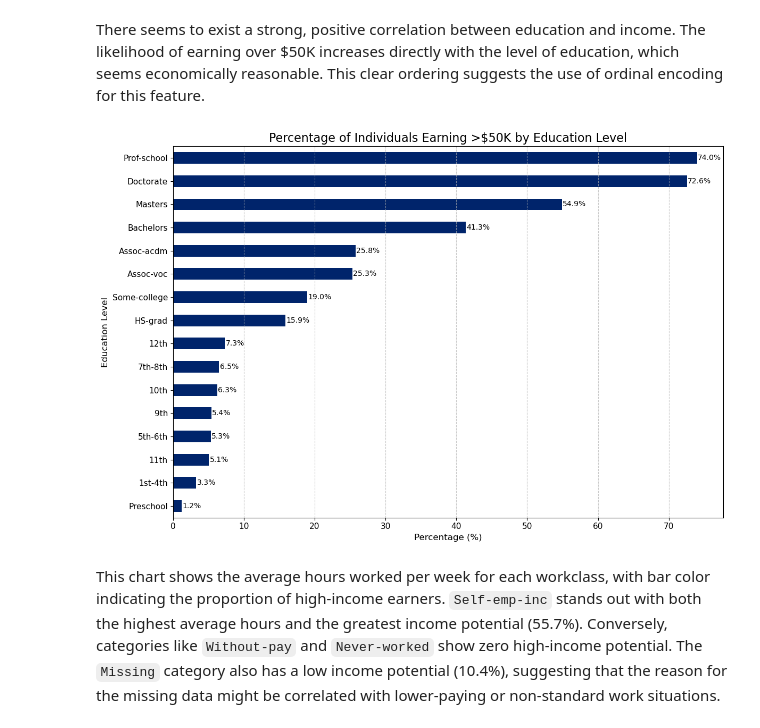
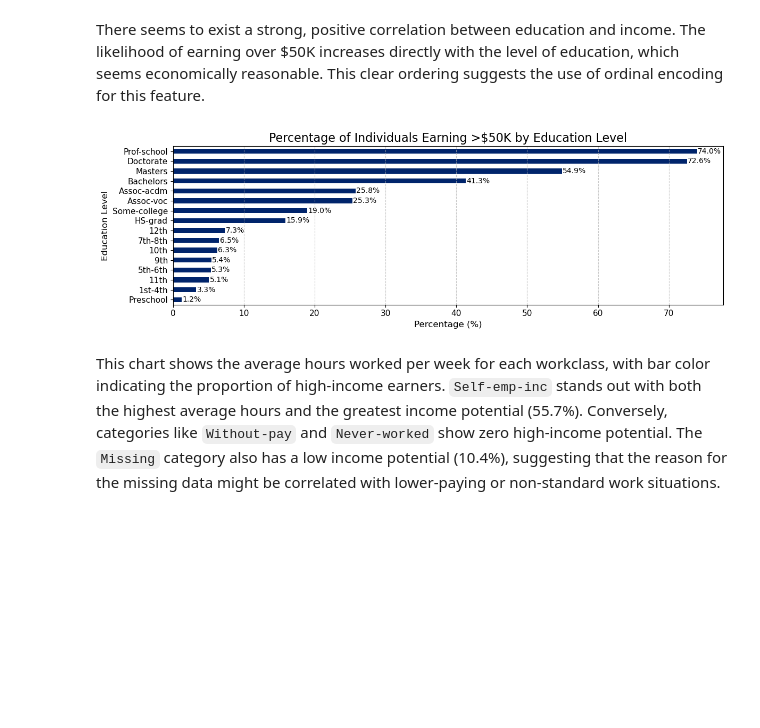
Before and after one commit to jnn-mllr/AML---final-project, a Jupyter notebook: notebooks/main.ipynb, the cells around one changed output. Drawn from its saved outputs; the diff is of its cells as text; code cells hidden in the pictures; blank space fills up the shorter version.

```diff
--- a/notebooks/main.ipynb
+++ b/notebooks/main.ipynb
@@ -220,29 +218,29 @@ There seems to exist a strong, positive correlation between education and income
 # %%
 education_income_pct = df.groupby('education', observed=False)['income'].mean().sort_values() * 100
 
 # plot
-plt.figure(figsize=(12, 8))
+plt.figure(figsize=(12, 4))
 bars = education_income_pct.plot(kind='barh', color='#00246B')
 plt.title('Percentage of Individuals Earning >$50K by Education Level', fontsize=16)
 plt.xlabel('Percentage (%)', fontsize=12)
 plt.ylabel('Education Level', fontsize=12)
 plt.xticks(fontsize=11)
 plt.yticks(fontsize=11)
 plt.grid(axis='x', linestyle='--', alpha=0.7)
 
 # percentage labels
 for bar in bars.patches:
     plt.text(bar.get_width() + 0.1,
              bar.get_y() + bar.get_height() / 2,
              f'{bar.get_width():.1f}%',
              va='center',
              ha='left',
              fontsize=10)
 
 plt.tight_layout()
 plt.show()
 # %% [output]
-[figure, old version]
+[figure, new version]
 # %% [markdown]
 This chart shows the average hours worked per week for each workclass, with bar color indicating the proportion of high-income earners. `Self-emp-inc` stands out with both the highest average hours and the greatest income potential (55.7%). Conversely, categories like `Without-pay` and `Never-worked` show zero high-income potential. The `Missing` category also has a low income potential (10.4%), suggesting that the reason for the missing data might be correlated with lower-paying or non-standard work situations.
 # %%
```
Also changed, not shown: parts of 35 cells of this notebook, 4 other files.
